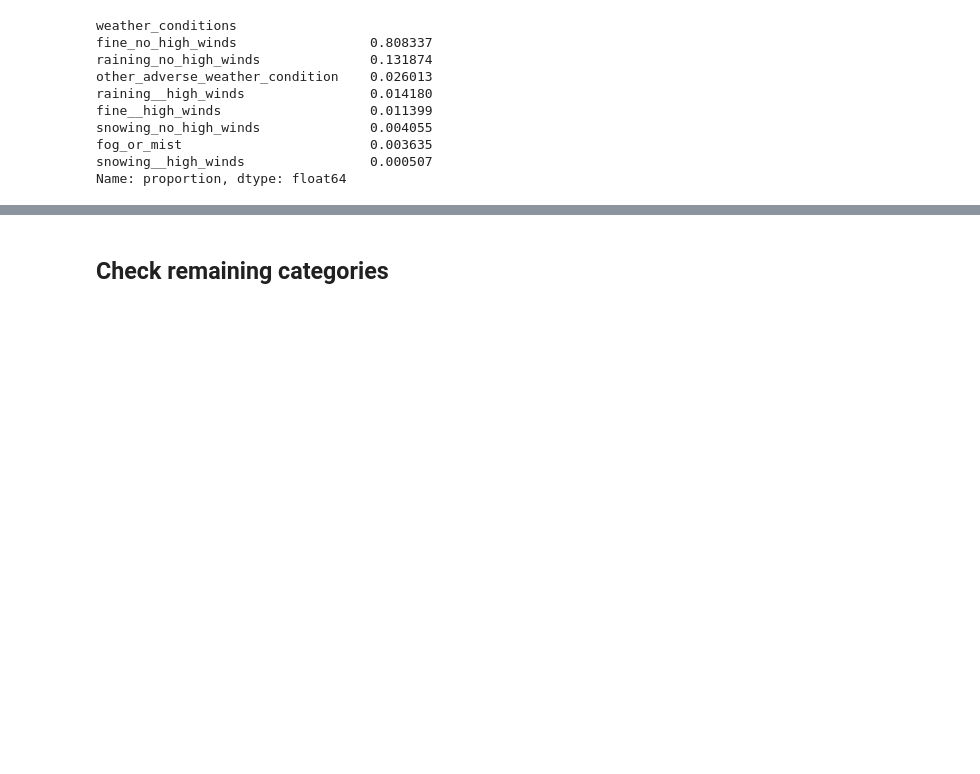
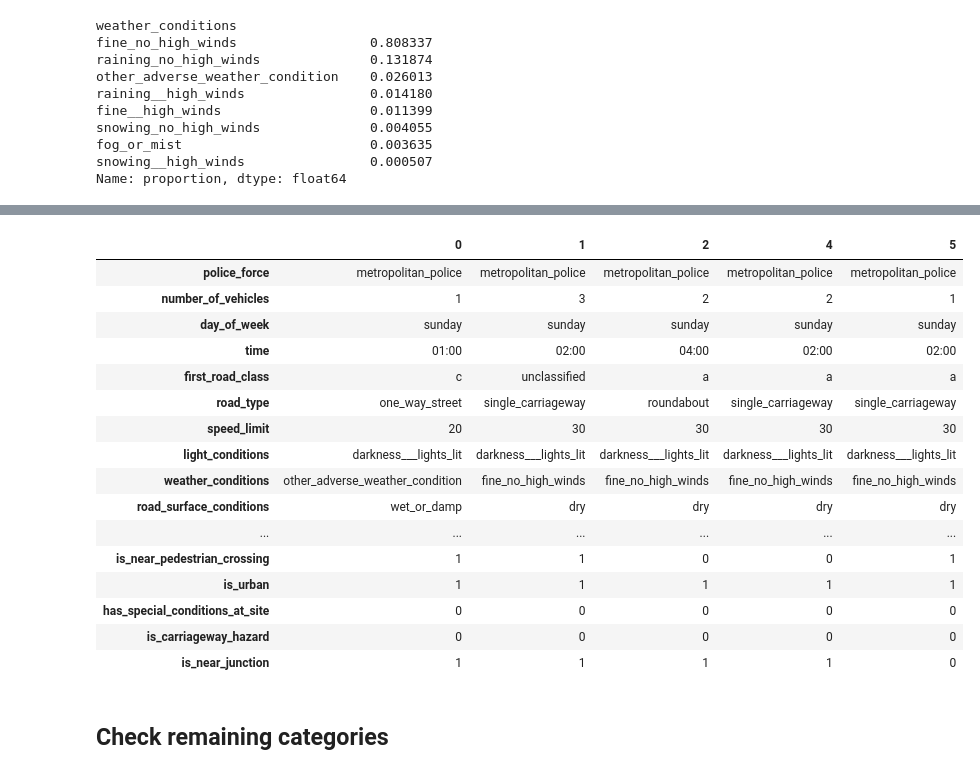
Before and after one commit to alibstill/ml-zoomcamp-collision-severity-prediction, a Jupyter notebook: 1_eda/01_handle_missing_and_unknown_values.ipynb, the cells around one changed output, grey strips where cells are left out. Saved outputs shown, nothing was run; the diff lists cells and outputs as text; code cells hidden in the pictures; blank space fills up the shorter version.

Commit message:
[accident_severity] - update to recategorise junction_detail

```diff
--- a/1_eda/01_handle_missing_and_unknown_values.ipynb
+++ b/1_eda/01_handle_missing_and_unknown_values.ipynb
@@ -712,0 +729,3 @@ Name: proportion, dtype: float64
+# %%
+df_collision["is_near_junction"] = (df_collision["junction_detail"] != "not_at_junction_or_within_20_metres").astype(int)
+df_collision[["is_near_junction","junction_detail"]]
@@ -713,3 +748,23 @@ Name: proportion, dtype: float64
+# %%
+df_collision.head().T
+# %% [output]
+|  | 0 | 1 | 2 | 4 | 5 |
+| police_force | metropolitan_police | metropolitan_police | metropolitan_police | metropolitan_police | metropolitan_police |
+| number_of_vehicles | 1 | 3 | 2 | 2 | 1 |
+| day_of_week | sunday | sunday | sunday | sunday | sunday |
+| time | 01:00 | 02:00 | 04:00 | 02:00 | 02:00 |
+| first_road_class | c | unclassified | a | a | a |
+| road_type | one_way_street | single_carriageway | roundabout | single_carriageway | single_carriageway |
+| speed_limit | 20 | 30 | 30 | 30 | 30 |
+| light_conditions | darkness___lights_lit | darkness___lights_lit | darkness___lights_lit | darkness___lights_lit | darkness___lights_lit |
+| weather_conditions | other_adverse_weather_condition | fine_no_high_winds | fine_no_high_winds | fine_no_high_winds | fine_no_high_winds |
+| road_surface_conditions | wet_or_damp | dry | dry | dry | dry |
+| ... | ... | ... | ... | ... | ... |
+| is_near_pedestrian_crossing | 1 | 1 | 0 | 0 | 1 |
+| is_urban | 1 | 1 | 1 | 1 | 1 |
+| has_special_conditions_at_site | 0 | 0 | 0 | 0 | 0 |
+| is_carriageway_hazard | 0 | 0 | 0 | 0 | 0 |
+| is_near_junction | 1 | 1 | 1 | 1 | 0 |
 # %% [markdown]
 ## Check remaining categories
 # %%
```
Also changed, not shown: parts of 6 cells of this notebook, 2 other files.
